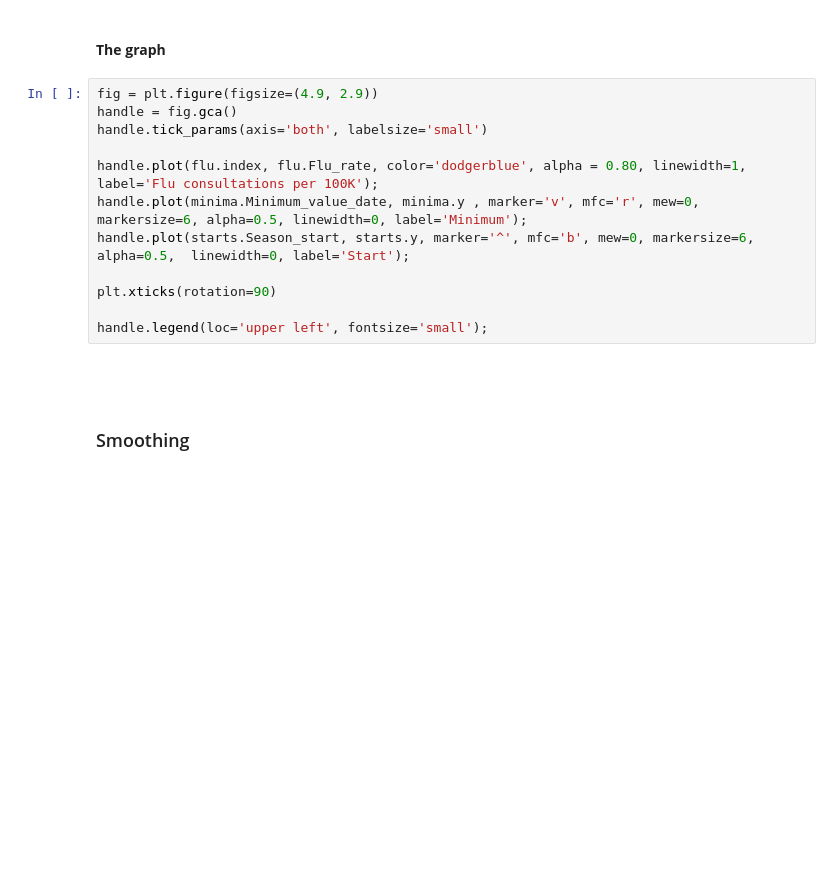
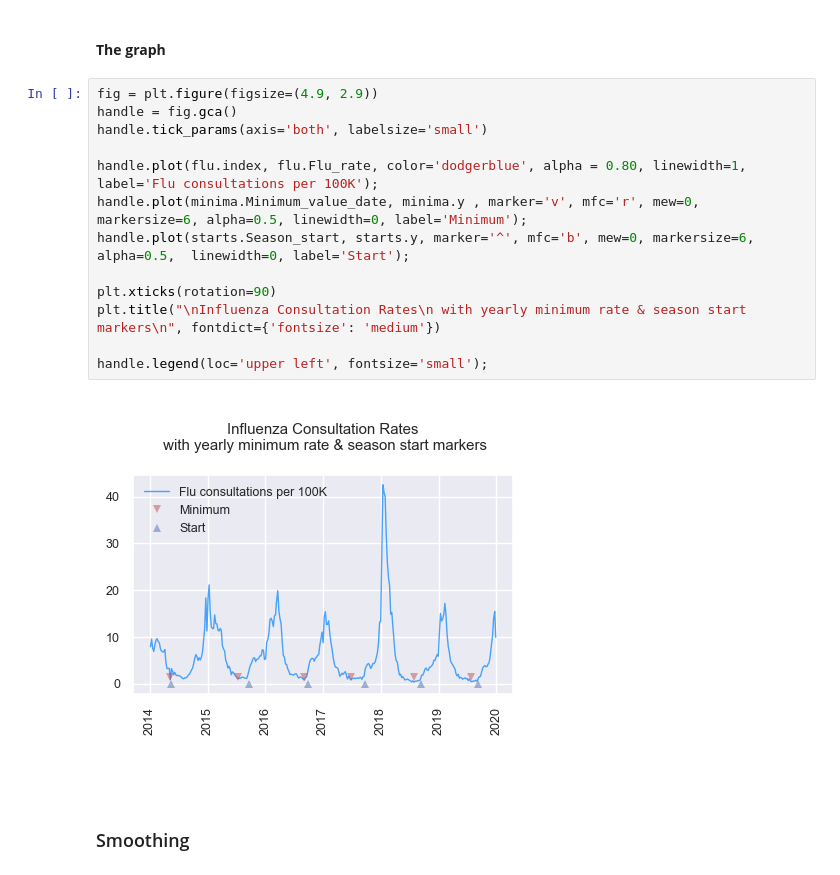
Before and after one commit to premodelling/practitioners, a Jupyter notebook: notebooks/practitioners.ipynb, the cells around one changed output. Drawn from its saved outputs; the diff is of its cells as text; blank space fills up the shorter version.

```diff
--- a/notebooks/practitioners.ipynb
+++ b/notebooks/practitioners.ipynb
@@ -644,15 +676,18 @@ logger.info(starts)
 # %%
 fig = plt.figure(figsize=(4.9, 2.9))
 handle = fig.gca()
 handle.tick_params(axis='both', labelsize='small')
 
 handle.plot(flu.index, flu.Flu_rate, color='dodgerblue', alpha = 0.80, linewidth=1, label='Flu consultations per 100K');
 handle.plot(minima.Minimum_value_date, minima.y , marker='v', mfc='r', mew=0, markersize=6, alpha=0.5, linewidth=0, label='Minimum');
 handle.plot(starts.Season_start, starts.y, marker='^', mfc='b', mew=0, markersize=6, alpha=0.5,  linewidth=0, label='Start');
 
 plt.xticks(rotation=90)
+plt.title("\nInfluenza Consultation Rates\n with yearly minimum rate & season start markers\n", fontdict={'fontsize': 'medium'})
 
 handle.legend(loc='upper left', fontsize='small');
+# %% [output]
+[figure, added]
 # %% [markdown]
 <br>
 <br>
```
Also changed, not shown: parts of 14 cells of this notebook.
